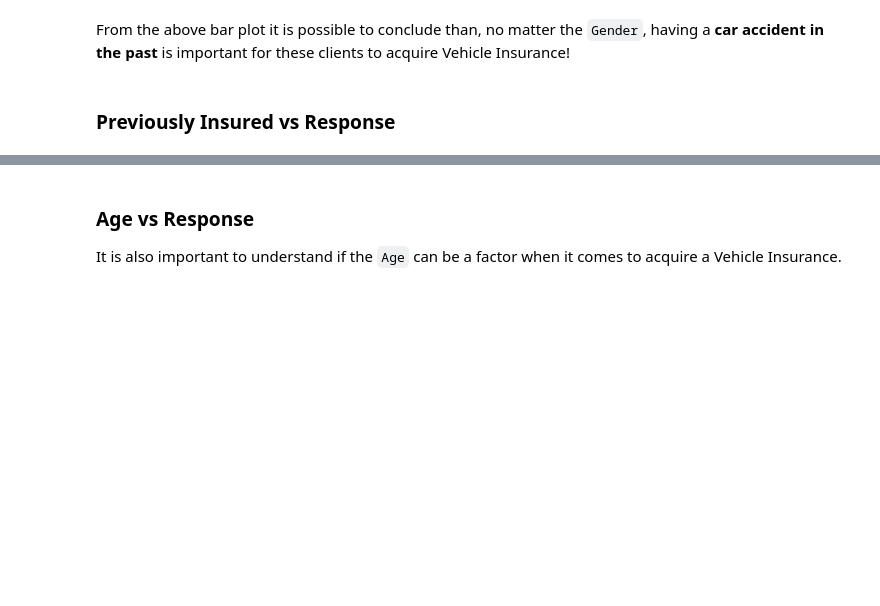
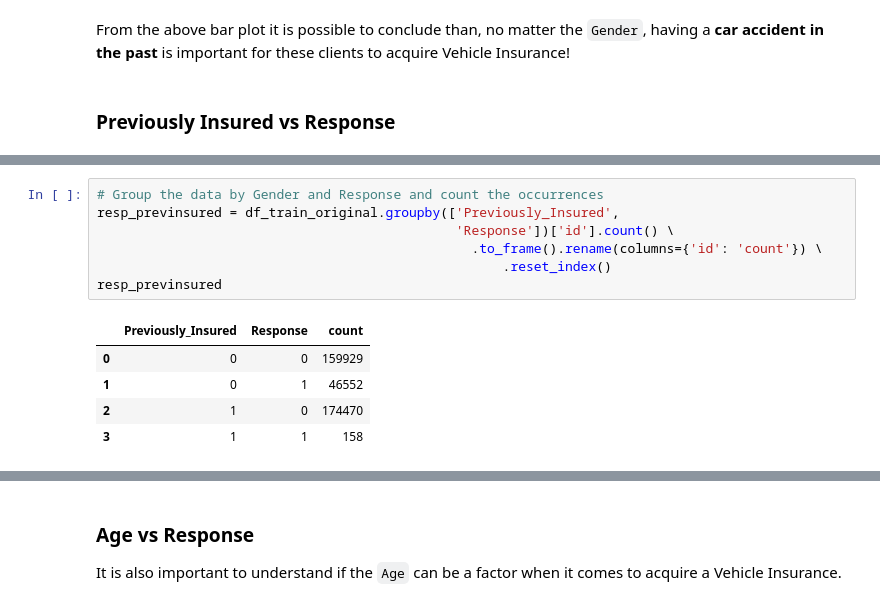
Before and after one commit to HugoTex98/Health-Insurance-Cross-Sell-Prediction, a Jupyter notebook: Health_Insurance_Cross_Sell_Prediction.ipynb, the cells around one changed output, grey strips where cells are left out. Drawn from its saved outputs; the diff is of its cells as text; blank space fills up the shorter version.

```diff
--- a/Health_Insurance_Cross_Sell_Prediction.ipynb
+++ b/Health_Insurance_Cross_Sell_Prediction.ipynb
@@ -317,0 +326,13 @@ From the above bar plot it is possible to conclude than, no matter the `Gender`,
+# %%
+# Group the data by Gender and Response and count the occurrences
+resp_previnsured = df_train_original.groupby(['Previously_Insured',
+                                              'Response'])['id'].count() \
+                                                .to_frame().rename(columns={'id': 'count'}) \
+                                                    .reset_index()
+resp_previnsured
+# %% [output]
+|  | Previously_Insured | Response | count |
+| 0 | 0 | 0 | 159929 |
+| 1 | 0 | 1 | 46552 |
+| 2 | 1 | 0 | 174470 |
+| 3 | 1 | 1 | 158 |
```
Also changed, not shown: parts of 11 cells of this notebook.
